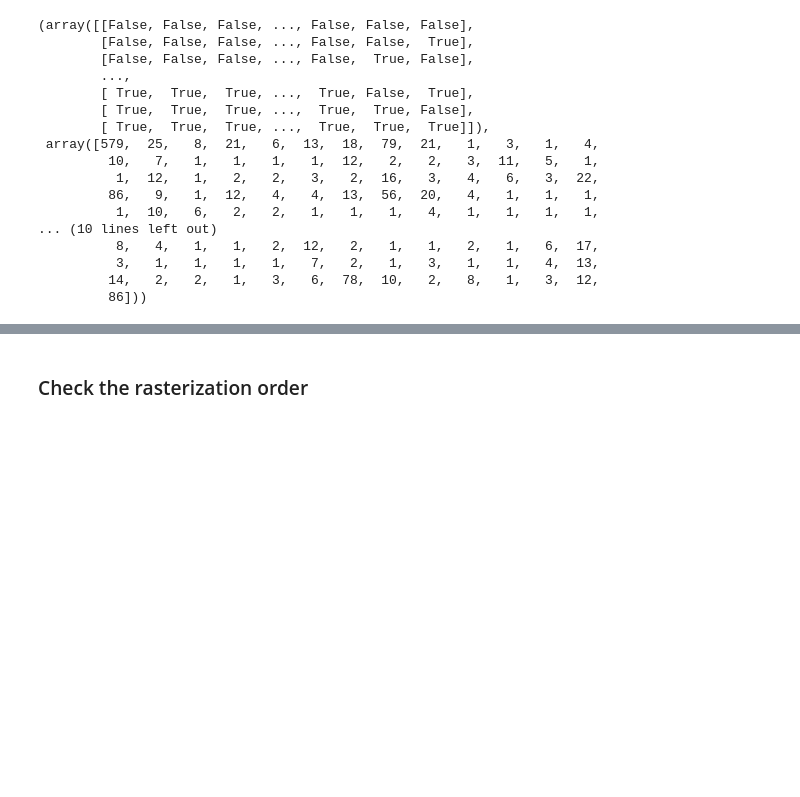
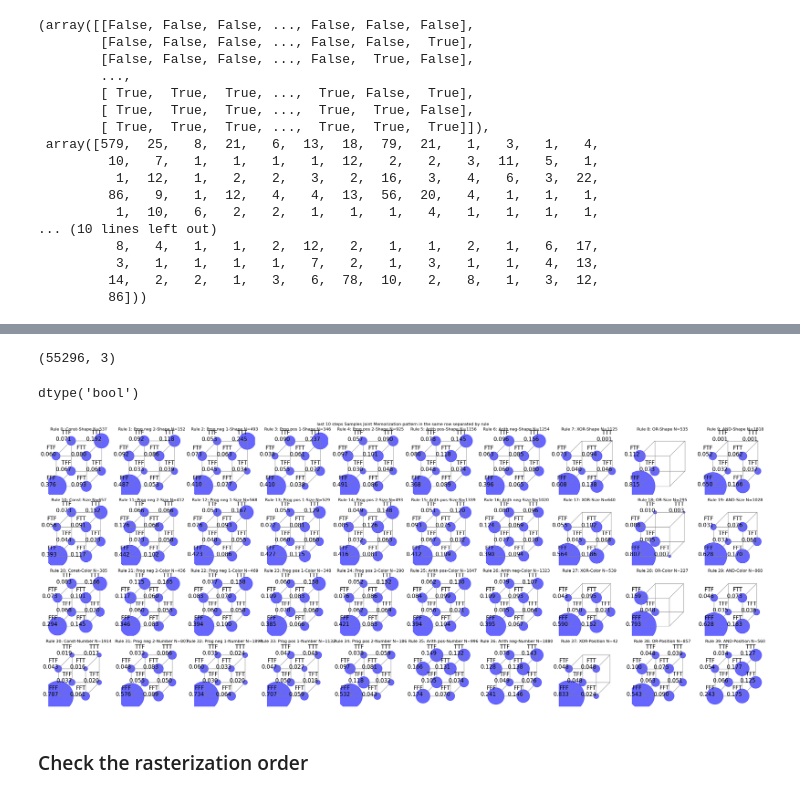
Before and after one commit to Animadversio/DiffusionReasoning, a Jupyter notebook: notebooks/gen_memorization_inspection.ipynb, the cells around one changed output, grey strips where cells are left out. Cells and saved outputs as stored; diff of their text form; code cells hidden in the pictures; blank space fills up the shorter version.

Commit message:
update gen memorization

```diff
--- a/notebooks/gen_memorization_inspection.ipynb
+++ b/notebooks/gen_memorization_inspection.ipynb
@@ -908,3 +922,40 @@ np.unique(panel_mem_bin_sample_mat, axis=0, return_counts=True) # the joint dist
+# %%
+# construct the binary vector and matrix of memorization
+panel_mem_binary_vec = np.zeros((panel_total, ), dtype=bool)
+panel_mem_binary_vec[idxlist] = True
+panel_mem_bin_row_mat = panel_mem_binary_vec.reshape((row_total, 3))
+panel_mem_bin_sample_mat = panel_mem_binary_vec.reshape((sample_total, 9))
+# %%
+# check rules of the generated samples
+C3_list, C2_list, rule_col = infer_rule_from_sample_batch(gen_samples)
+# %%
+rule_list_vec = sum(rule_col, [])
+# %%
+rule_id = 2
+# %%
+panel_mem_bin_row_mat.shape
+# %% [output]
+(55296, 3)
+# %%
+row_mask.dtype
+# %% [output]
+dtype('bool')
+# %%
+figh, axs = plt.subplots(4, 10, figsize=(30, 12))
+axs = axs.flatten()
+for rule_id in range(40):
+    ax = axs[rule_id]
+    row_mask = np.array([rule_id in rule_list_vec[i] for i in range(len(rule_list_vec))], dtype=bool)
+    bin_pattern, counts = np.unique(panel_mem_bin_row_mat[(row_mask), :],
+                                    axis=0, return_counts=True) # the joint distribution of memorization in the same row.
+    plot_binary_patterns_with_connections(counts, binary_patterns=bin_pattern, text="freq", ax=ax)
+    ax.set_title(f"Rule {rule_id}: {rule_table_brief[rule_id]} N={row_mask.sum()}")
+plt.suptitle("last 10 steps Samples Joint Memorization pattern in the same row separated by rule")
+plt.tight_layout()
+saveallforms(figexpdir, "memorization_row_joint_freq_rule_seperated_last10steps", figh)
+plt.show()
+# %% [output]
+[figure, added]
 # %% [markdown]
 ### Check the rasterization order
 # %%
```
Also changed, not shown: parts of 42 cells of this notebook, 2 other files.
